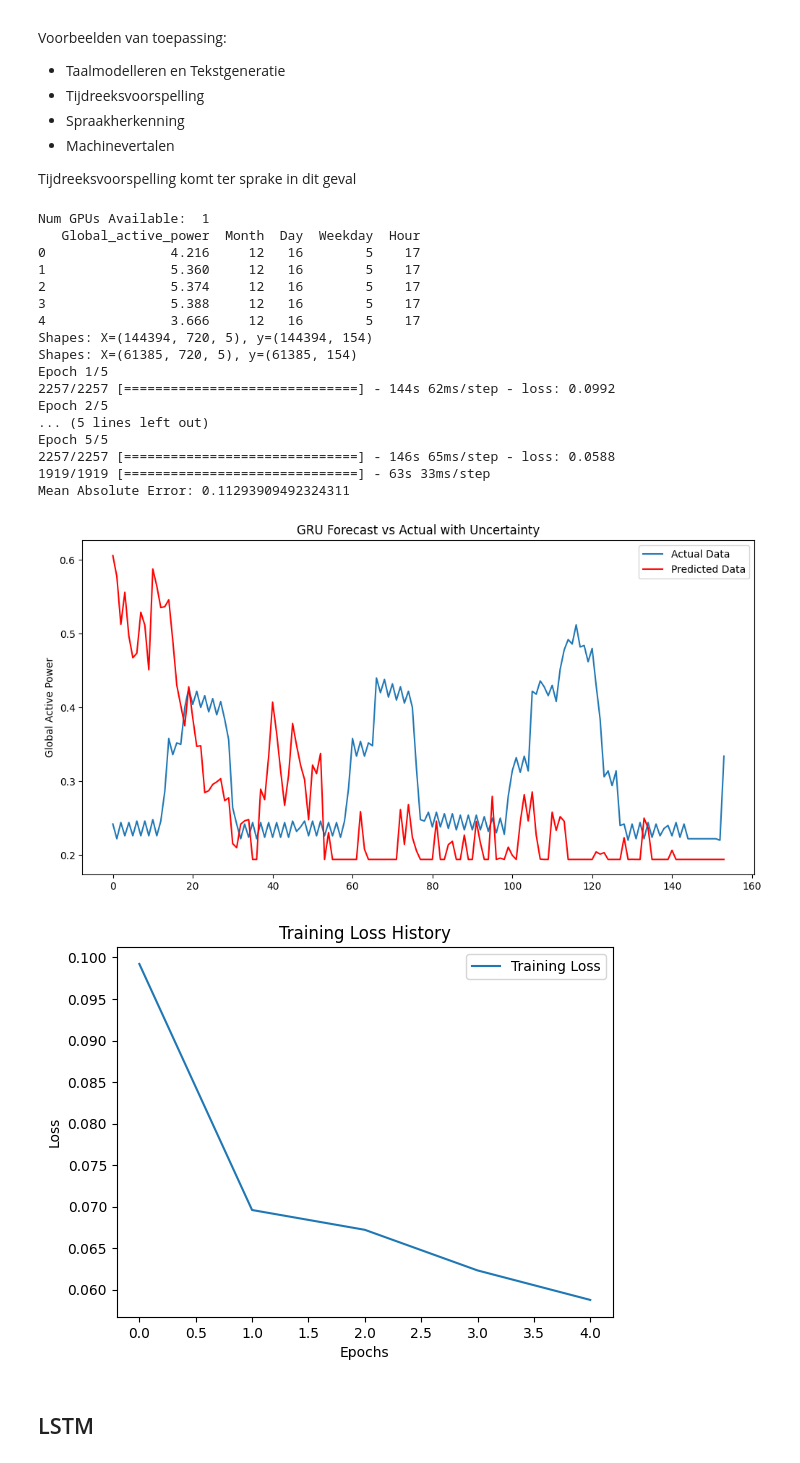
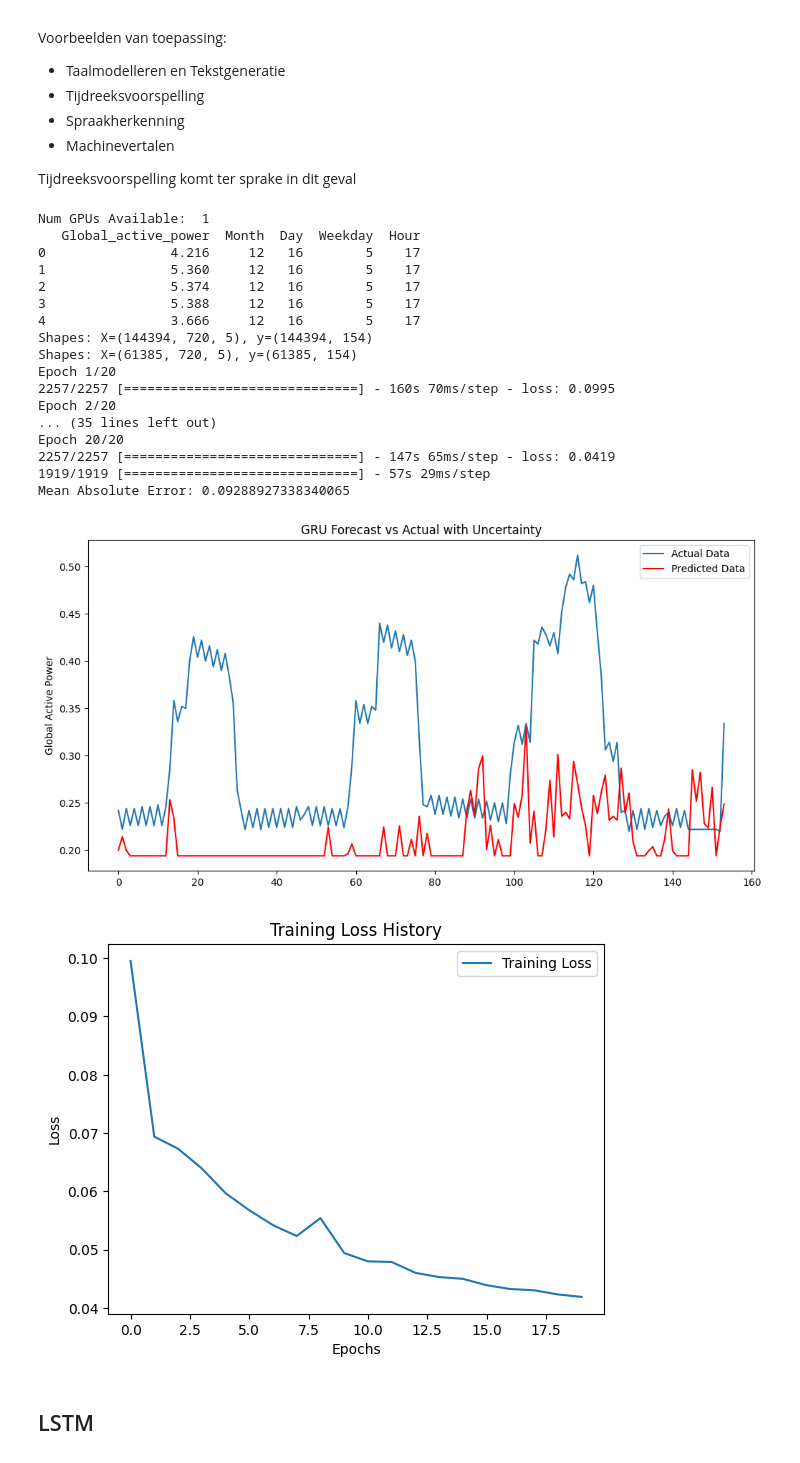
Before and after one commit to Ozziehman/Energiescan, a Jupyter notebook: household_power_consumption_models.ipynb, the cells around one changed output. Drawn from its saved outputs; the diff is of its cells as text; code cells hidden in the pictures.

Commit message:
LSTM and GRU both run 20 epochs

```diff
--- a/household_power_consumption_models.ipynb
+++ b/household_power_consumption_models.ipynb
@@ -419,7 +419,7 @@ optimizer = Adam(learning_rate=0.001)
 model.compile(optimizer=optimizer, loss='mae')
 
 # Model training
-history = model.fit(X_train, y_train, epochs=5, batch_size=64)
+history = model.fit(X_train, y_train, epochs=20, batch_size=64)
 
 # Prediction
 y_pred = model.predict(X_test)
@@ -436,42 +436,42 @@ y_pred_inv = scaler.inverse_transform(np.concatenate((y_pred_reshaped, dummy_fea
 
 mae = np.mean(np.abs(y_test_inv[:n_ahead_prediction] - y_pred_inv[:n_ahead_prediction]))
 print(f'Mean Absolute Error: {mae}')
 
 # Plotting
 plt.figure(figsize=(12, 6))
 plt.plot(y_test_inv[:n_ahead_prediction], label='Actual Data')
 plt.plot(y_pred_inv[:n_ahead_prediction], label='Predicted Data', color='red')
 
 plt.title('GRU Forecast vs Actual with Uncertainty')
 plt.ylabel('Global Active Power')
 plt.legend()
 plt.show()
 
 plt.plot(history.history['loss'], label='Training Loss')
 plt.title('Training Loss History')
 plt.xlabel('Epochs')
 plt.ylabel('Loss')
 plt.legend()
 plt.show()
 # %% [output]
 Num GPUs Available:  1
    Global_active_power  Month  Day  Weekday  Hour
 0                4.216     12   16        5    17
 1                5.360     12   16        5    17
 2                5.374     12   16        5    17
 3                5.388     12   16        5    17
 4                3.666     12   16        5    17
 Shapes: X=(144394, 720, 5), y=(144394, 154)
 Shapes: X=(61385, 720, 5), y=(61385, 154)
-Epoch 1/5
-2257/2257 [==============================] - 144s 62ms/step - loss: 0.0992
-Epoch 2/5
-... (5 lines left out)
-Epoch 5/5
-2257/2257 [==============================] - 146s 65ms/step - loss: 0.0588
-1919/1919 [==============================] - 63s 33ms/step
-Mean Absolute Error: 0.11293909492324311
+Epoch 1/20
+2257/2257 [==============================] - 160s 70ms/step - loss: 0.0995
+Epoch 2/20
+... (35 lines left out)
+Epoch 20/20
+2257/2257 [==============================] - 147s 65ms/step - loss: 0.0419
+1919/1919 [==============================] - 57s 29ms/step
+Mean Absolute Error: 0.09288927338340065
-[figure, old version]
+[figure, new version]
-[figure, old version]
+[figure, new version]
 # %% [markdown]
 ## LSTM
```
Also changed, not shown: parts of 2 cells of this notebook.
